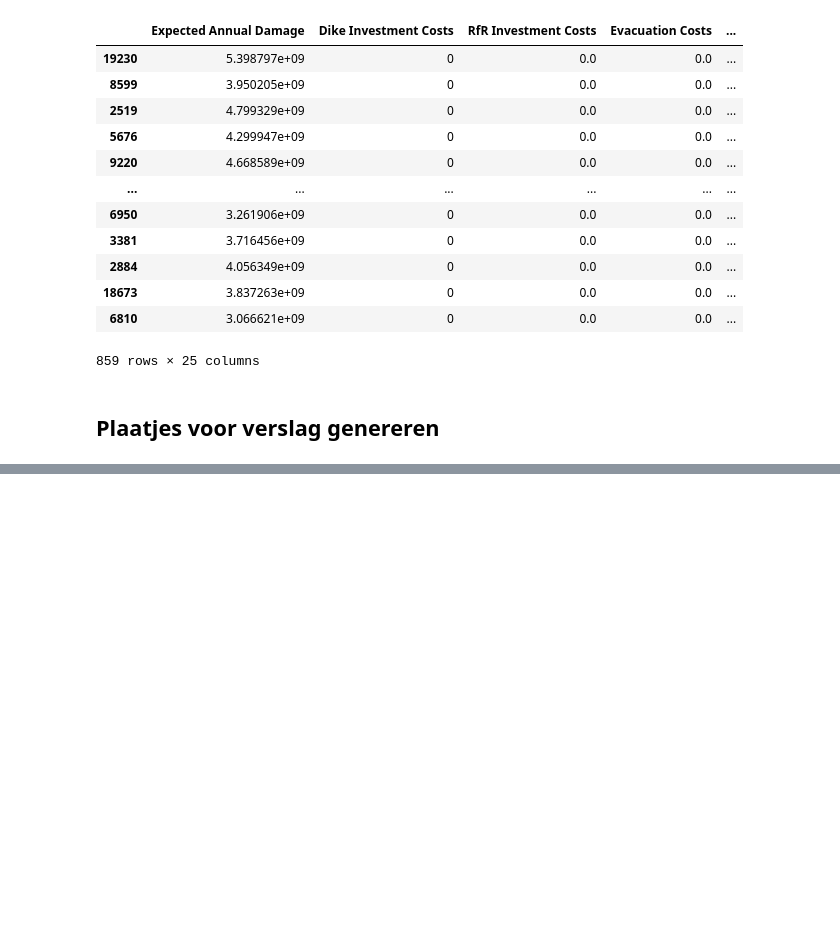
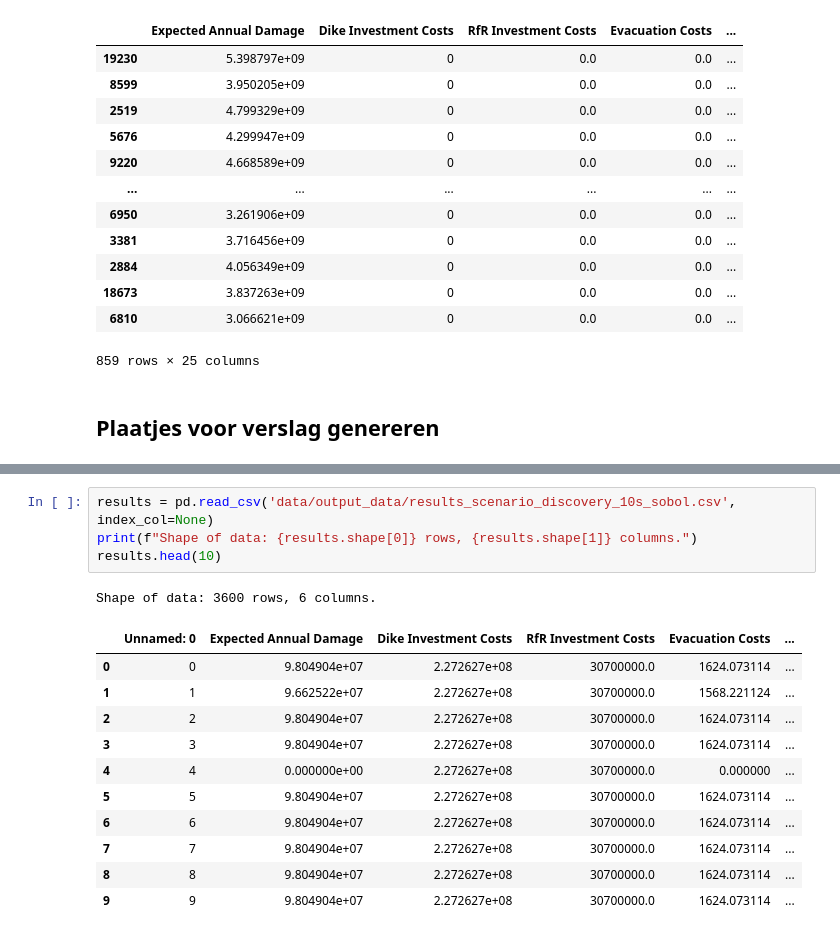
Before and after one commit to BRtudelft/Group1_EPA1361_Model-based_Decision-making, a Jupyter notebook: 1_open_exploration.ipynb, the cells around one changed output, grey strips where cells are left out. Cells and saved outputs as stored; diff of their text form; blank space fills up the shorter version.

```diff
--- a/1_open_exploration.ipynb
+++ b/1_open_exploration.ipynb
@@ -337,0 +395,17 @@ outcomes.boxplot(column='Expected Annual Damage')
+# %%
+results = pd.read_csv('data/output_data/results_scenario_discovery_10s_sobol.csv', index_col=None)
+print(f"Shape of data: {results.shape[0]} rows, {results.shape[1]} columns.")
+results.head(10)
+# %% [output]
+Shape of data: 3600 rows, 6 columns.
+|  | Unnamed: 0 | Expected Annual Damage | Dike Investment Costs | RfR Investment Costs | Evacuation Costs | ... |
+| 0 | 0 | 9.804904e+07 | 2.272627e+08 | 30700000.0 | 1624.073114 | ... |
+| 1 | 1 | 9.662522e+07 | 2.272627e+08 | 30700000.0 | 1568.221124 | ... |
+| 2 | 2 | 9.804904e+07 | 2.272627e+08 | 30700000.0 | 1624.073114 | ... |
+| 3 | 3 | 9.804904e+07 | 2.272627e+08 | 30700000.0 | 1624.073114 | ... |
+| 4 | 4 | 0.000000e+00 | 2.272627e+08 | 30700000.0 | 0.000000 | ... |
+| 5 | 5 | 9.804904e+07 | 2.272627e+08 | 30700000.0 | 1624.073114 | ... |
+| 6 | 6 | 9.804904e+07 | 2.272627e+08 | 30700000.0 | 1624.073114 | ... |
+| 7 | 7 | 9.804904e+07 | 2.272627e+08 | 30700000.0 | 1624.073114 | ... |
+| 8 | 8 | 9.804904e+07 | 2.272627e+08 | 30700000.0 | 1624.073114 | ... |
+| 9 | 9 | 9.804904e+07 | 2.272627e+08 | 30700000.0 | 1624.073114 | ... |
```
Also changed, not shown: parts of 18 cells of this notebook, 1 other file.
